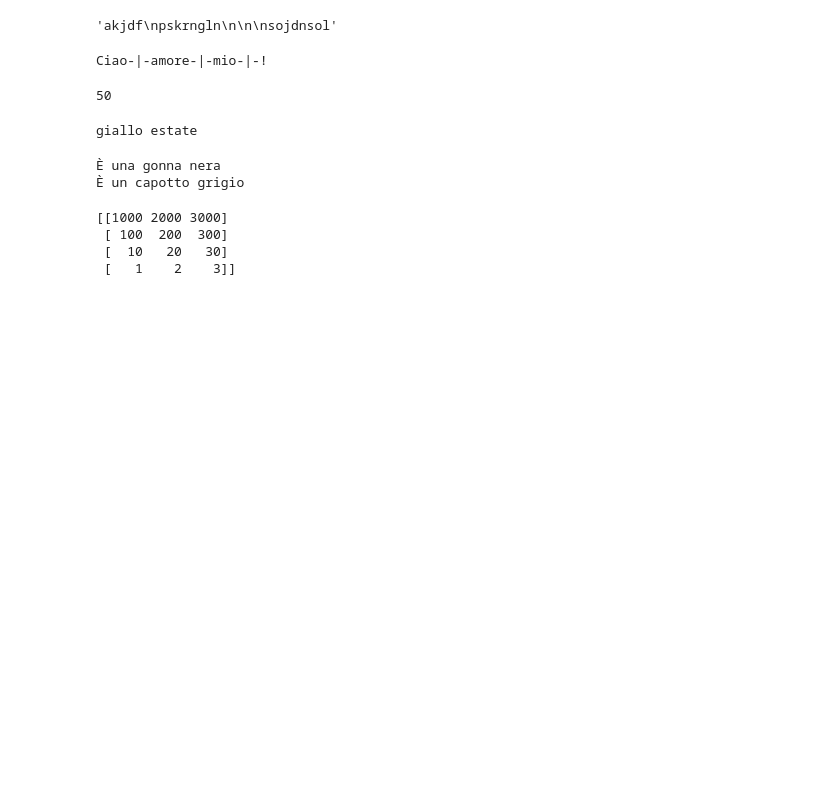
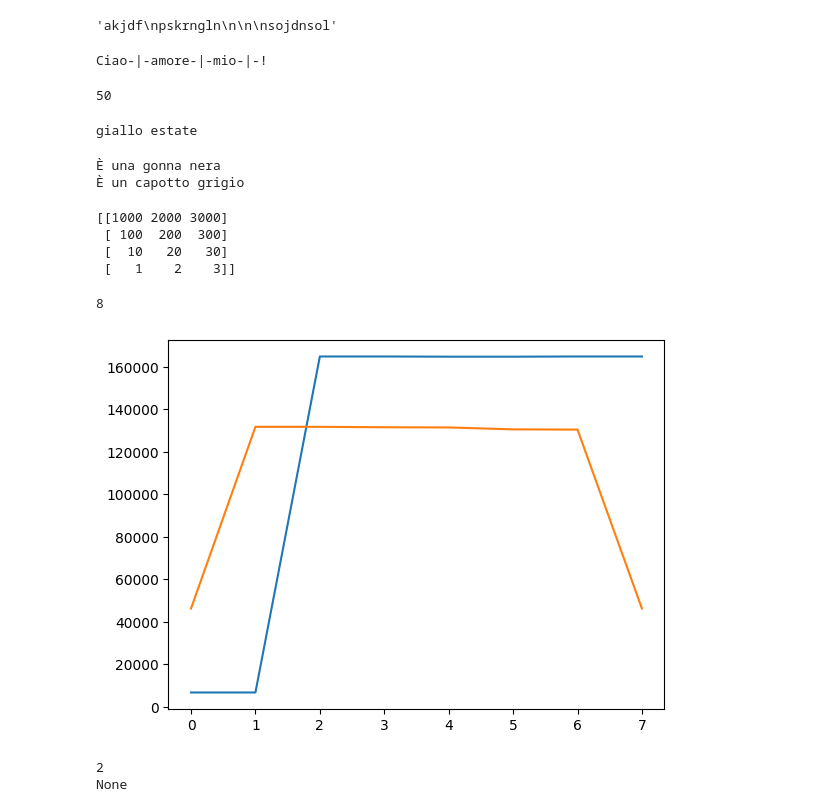
Before and after one commit to alekoza02/pomoshnik, a Jupyter notebook: prove.ipynb, the cells around one changed output. Drawn from its saved outputs; the diff is of its cells as text; code cells hidden in the pictures; blank space fills up the shorter version.

```diff
--- a/prove.ipynb
+++ b/prove.ipynb
@@ -516,3 +516,55 @@ print(x)
  [ 100  200  300]
  [  10   20   30]
  [   1    2    3]]
+# %%
+# Load the required libraries and preprocess the image to extract data
+import cv2
+import numpy as np
+
+# Load the image
+img = cv2.imread("C:\\Users\\aless\\Downloads\\G05_00_page1.png")
+
+# Convert to grayscale
+gray = cv2.cvtColor(img, cv2.COLOR_BGR2GRAY)
+
+# Apply edge detection
+edges = cv2.Canny(gray, threshold1=0, threshold2=1000)
+
+# Find contours
+contours, _ = cv2.findContours(edges, cv2.RETR_EXTERNAL, cv2.CHAIN_APPROX_SIMPLE)
+
+# Extract the largest contour (likely the plot line)
+largest_contour = max(contours, key=cv2.contourArea)
+
+# Extract data points
+data_points = largest_contour[:, 0, :]  # (x, y) coordinates
+
+# Example calibration (adjust these values based on visual axis scaling)
+pixel_to_unit_x = 100.0  # Placeholder: Needs manual calibration for x-axis
+pixel_to_unit_y = 100.0  # Placeholder: Needs manual calibration for y-axis
+
+# Convert pixel coordinates to real-world units
+real_world_data = [(x * pixel_to_unit_x, y * pixel_to_unit_y) for x, y in data_points]
+
+print(len(real_world_data))
+
+import matplotlib.pyplot as plt
+
+plt.plot(real_world_data)
+plt.show()
+# %% [output]
+8
+[figure, added]
+# %%
+ciccio = {"c": 2}
+
+print(ciccio.get("c"))
+print(ciccio.get(2))
+
+stringa = "efhba"
+
+stringa = stringa.lower()
+stringa.find()
+# %% [output]
+2
+None
```
Also changed, not shown: 3 other files.
